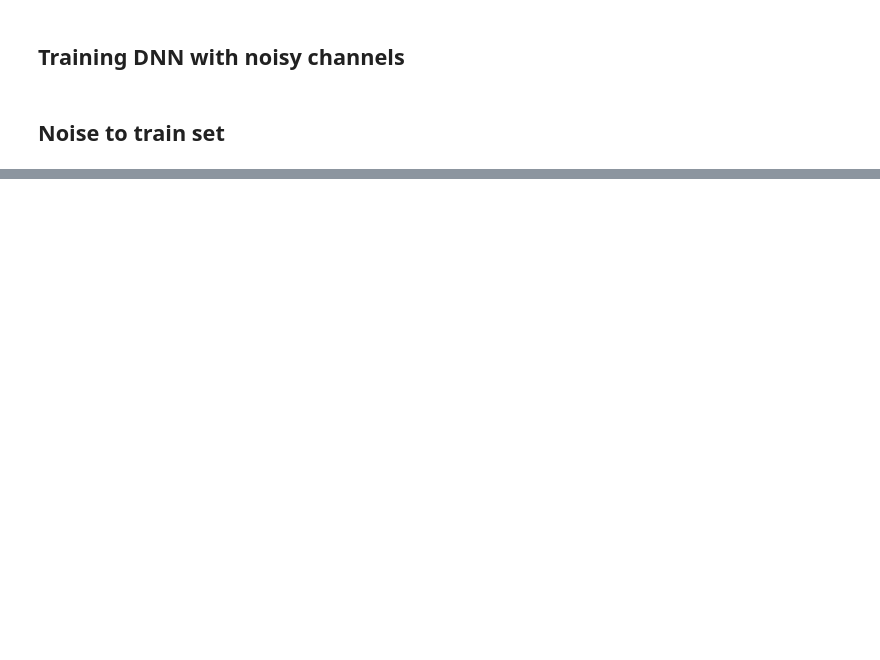
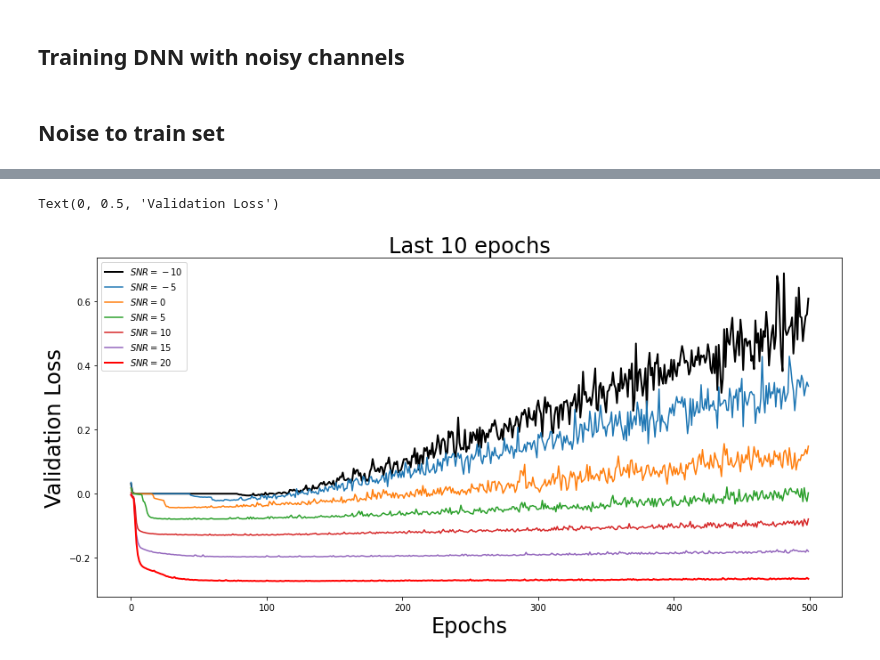
Before and after one commit to yacine074/Robustness_SPAWC22, a Jupyter notebook: CF-DNN.ipynb, the cells around one changed output, grey strips where cells are left out. Saved outputs shown, nothing was run; the diff lists cells and outputs as text; code cells hidden in the pictures; blank space fills up the shorter version.

```diff
--- a/CF-DNN.ipynb
+++ b/CF-DNN.ipynb
@@ -1133,3 +1184,20 @@ DNN_pred = noised_DNN_pred_V2(NH_MATRIX, 'Weights_Model/CSI imperfection/CDIT/v2
+# %%
+fig, ax = plt.subplots(1,figsize=(15,7))
+plt.title("Last 10 epochs", fontsize=24)
+ax.plot(np.arange(0,len(val_loss_history[0]),1), val_loss_history[0],label="$SNR=-10$",color='black',lw=2)
+ax.plot(np.arange(0,len(val_loss_history[1]),1), val_loss_history[1],label=r"$SNR=-5$")
+ax.plot(np.arange(0,len(val_loss_history[1]),1), val_loss_history[2],label=r"$SNR=0$")
+ax.plot(np.arange(0,len(val_loss_history[1]),1), val_loss_history[3],label=r"$SNR=5$")
+ax.plot(np.arange(0,len(val_loss_history[1]),1), val_loss_history[4],label=r"$SNR=10$")
+ax.plot(np.arange(0,len(val_loss_history[1]),1), val_loss_history[5],label=r"$SNR=15$")
+ax.plot(np.arange(0,len(val_loss_history[1]),1), val_loss_history[6],label=r"$SNR=20$",color='red',lw=2)
+#ax.plot(np.arange(0,len(val_loss_history[1]),1), val_loss_history[7],label=r"$10^{1.5}$")
+ax.legend(loc="best")
+plt.xlabel("Epochs",fontsize=24)
+plt.ylabel("Validation Loss",fontsize=24)
+# %% [output]
+Text(0, 0.5, 'Validation Loss')
+[figure, added]
 # %%
 def db_gap_Dnn(acheivable_rate, acheivable_rate_bruteforce, mul):
 
```
Also changed, not shown: parts of 19 cells of this notebook.
